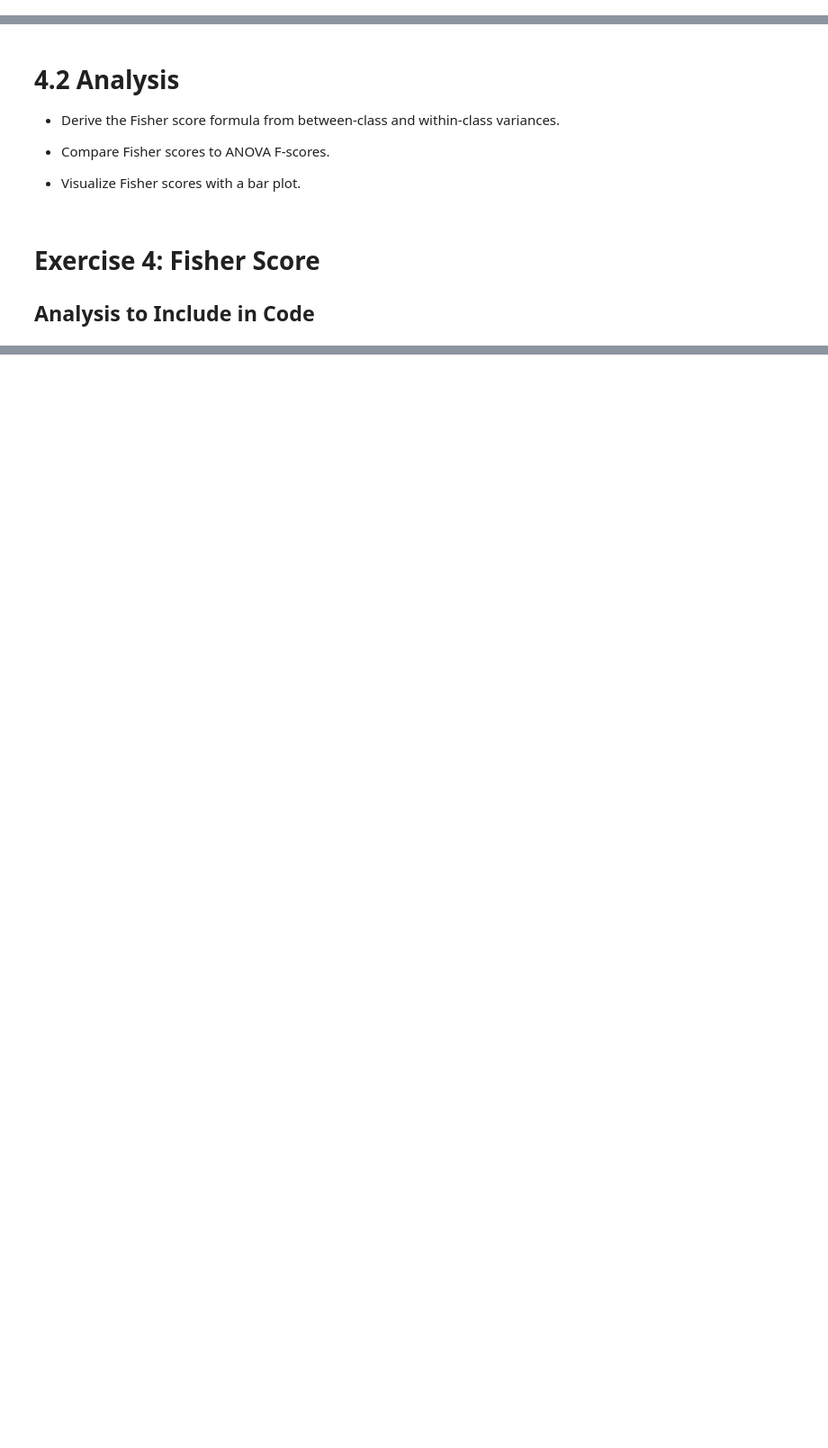
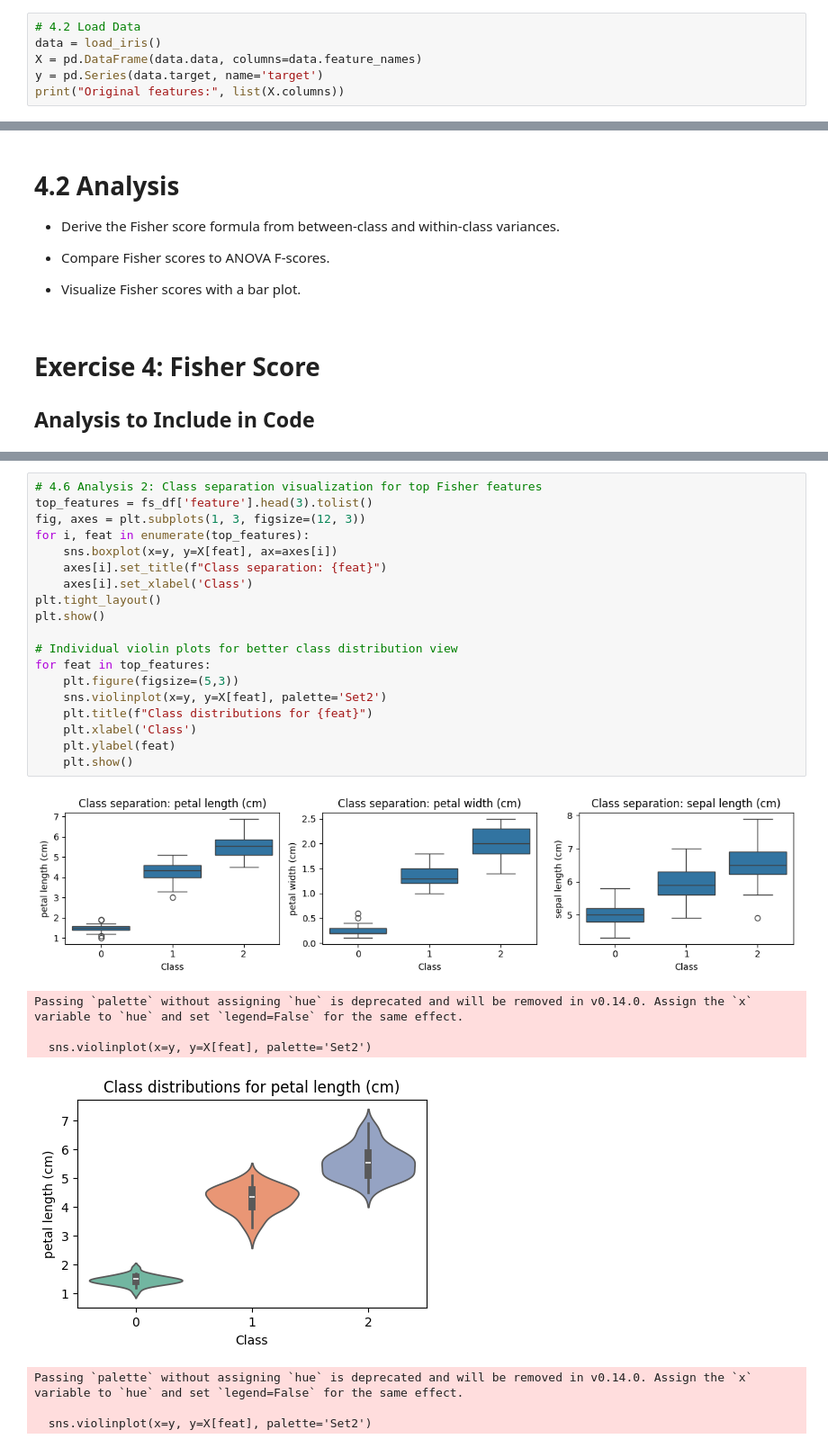
Before and after one commit to appliedcode/mthree-c422, a Jupyter notebook: Exercises/day-3/Filter_methods/Filter_methods_Fisher_Score.ipynb, the cells around one changed output, grey strips where cells are left out. Shown at 90% size. Cells and saved outputs as stored; diff of their text form; blank space fills up the shorter version.

```diff
--- a/Exercises/day-3/Filter_methods/Filter_methods_Fisher_Score.ipynb
+++ b/Exercises/day-3/Filter_methods/Filter_methods_Fisher_Score.ipynb
@@ -17,0 +18,6 @@ from sklearn.feature_selection import VarianceThreshold
+# %%
+# 4.2 Load Data
+data = load_iris()
+X = pd.DataFrame(data.data, columns=data.feature_names)
+y = pd.Series(data.target, name='target')
+print("Original features:", list(X.columns))
@@ -60,0 +123,28 @@ sns.boxplot(x=y, y=X[top]); plt.title(f"Class separation on {top}"); plt.show()
+# %%
+# 4.6 Analysis 2: Class separation visualization for top Fisher features
+top_features = fs_df['feature'].head(3).tolist()
+fig, axes = plt.subplots(1, 3, figsize=(12, 3))
+for i, feat in enumerate(top_features):
+    sns.boxplot(x=y, y=X[feat], ax=axes[i])
+    axes[i].set_title(f"Class separation: {feat}")
+    axes[i].set_xlabel('Class')
+plt.tight_layout()
+plt.show()
+
+# Individual violin plots for better class distribution view
+for feat in top_features:
+    plt.figure(figsize=(5,3))
+    sns.violinplot(x=y, y=X[feat], palette='Set2')
+    plt.title(f"Class distributions for {feat}")
+    plt.xlabel('Class')
+    plt.ylabel(feat)
+    plt.show()
+# %% [output]
+[figure, added]
+Passing `palette` without assigning `hue` is deprecated and will be removed in v0.14.0. Assign the `x` variable to `hue` and set `legend=False` for the same effect.
+
+  sns.violinplot(x=y, y=X[feat], palette='Set2')
+[figure, added]
+Passing `palette` without assigning `hue` is deprecated and will be removed in v0.14.0. Assign the `x` variable to `hue` and set `legend=False` for the same effect.
+
+  sns.violinplot(x=y, y=X[feat], palette='Set2')
```
Also changed, not shown: parts of 10 cells of this notebook.
